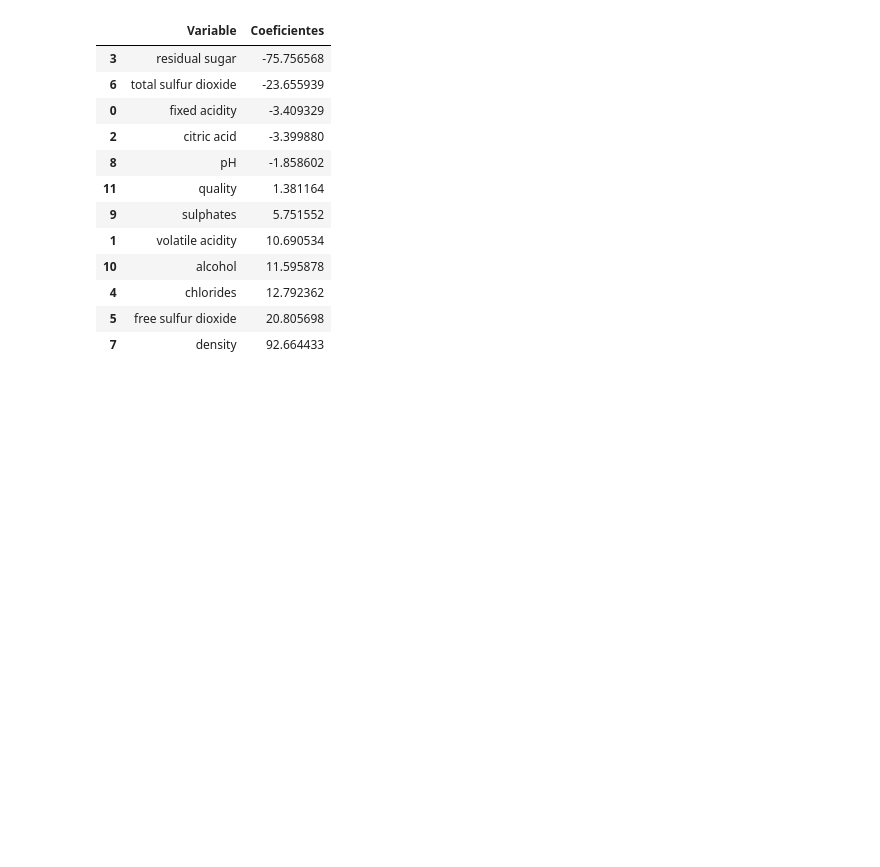
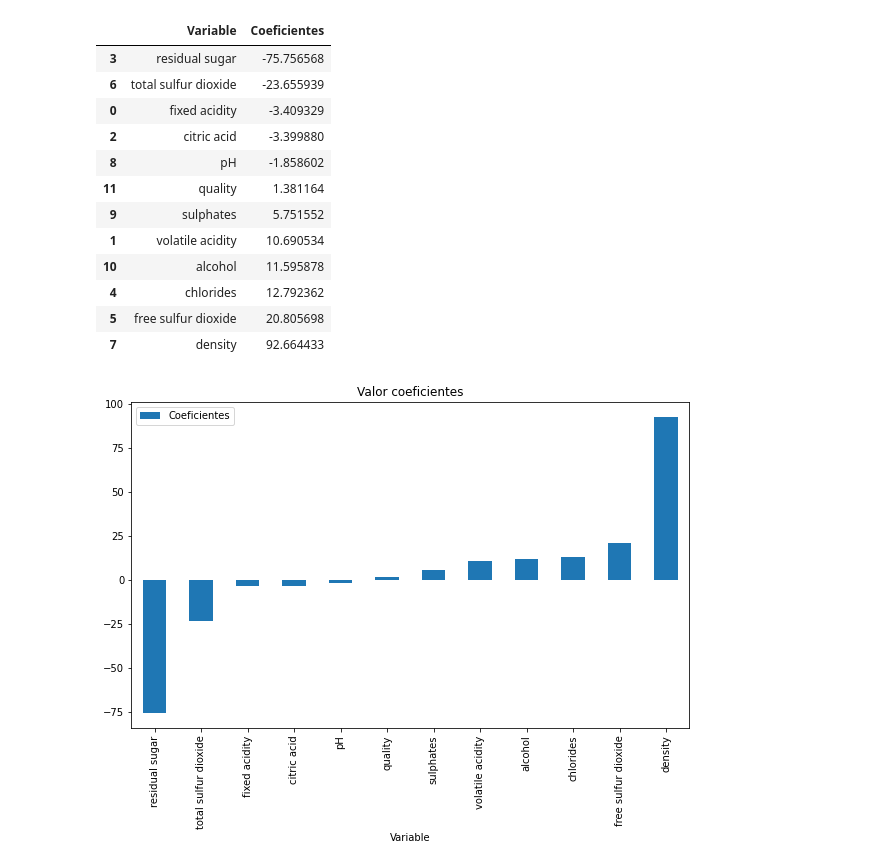
Before and after one commit to patofw/imf_master, a Jupyter notebook: Google_Colab/Wine Classification.ipynb, the cells around one changed output. Saved outputs shown, nothing was run; the diff lists cells and outputs as text; code cells hidden in the pictures; blank space fills up the shorter version.

```diff
--- a/Google_Colab/Wine Classification.ipynb
+++ b/Google_Colab/Wine Classification.ipynb
@@ -200,3 +205,12 @@ coeffi_df.sort_values('Coeficientes') # ordenamos
 | 4 | chlorides | 12.792362 |
 | 5 | free sulfur dioxide | 20.805698 |
 | 7 | density | 92.664433 |
+# %%
+coeffi_df.sort_values('Coeficientes').plot(x='Variable',
+                                           y='Coeficientes',
+                                           figsize=(10,6),
+                                           kind='bar')
+plt.title("Valor coeficientes")
+plt.show();
+# %% [output]
+[figure, added]
```
Also changed, not shown: parts of 9 cells of this notebook, 1 other file.
